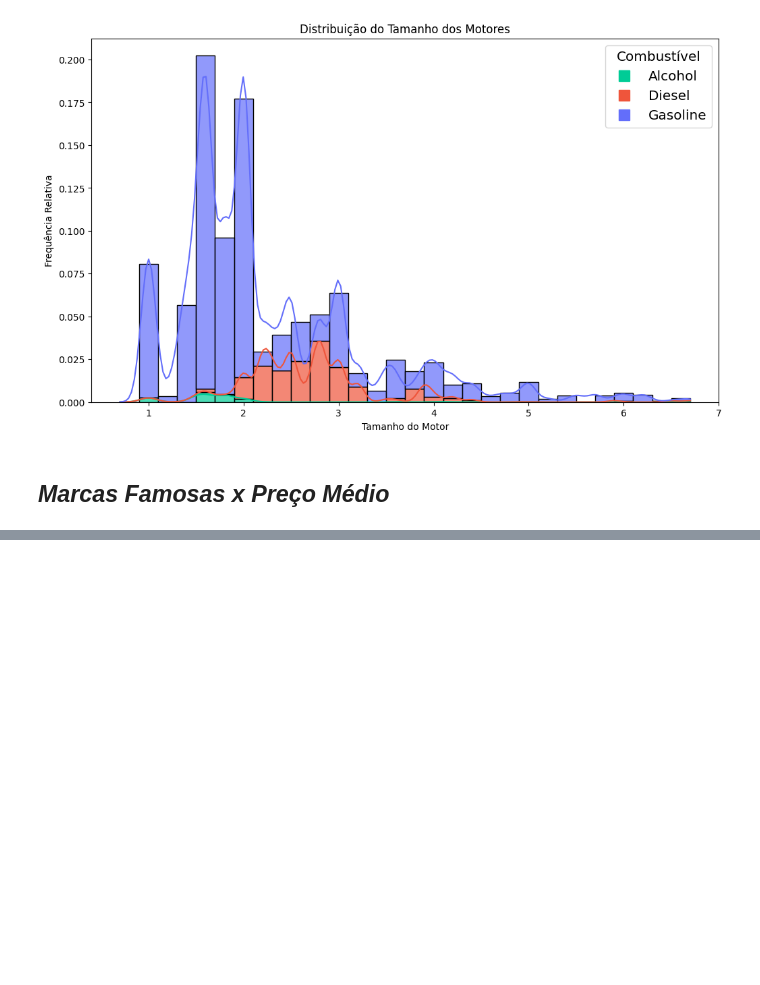
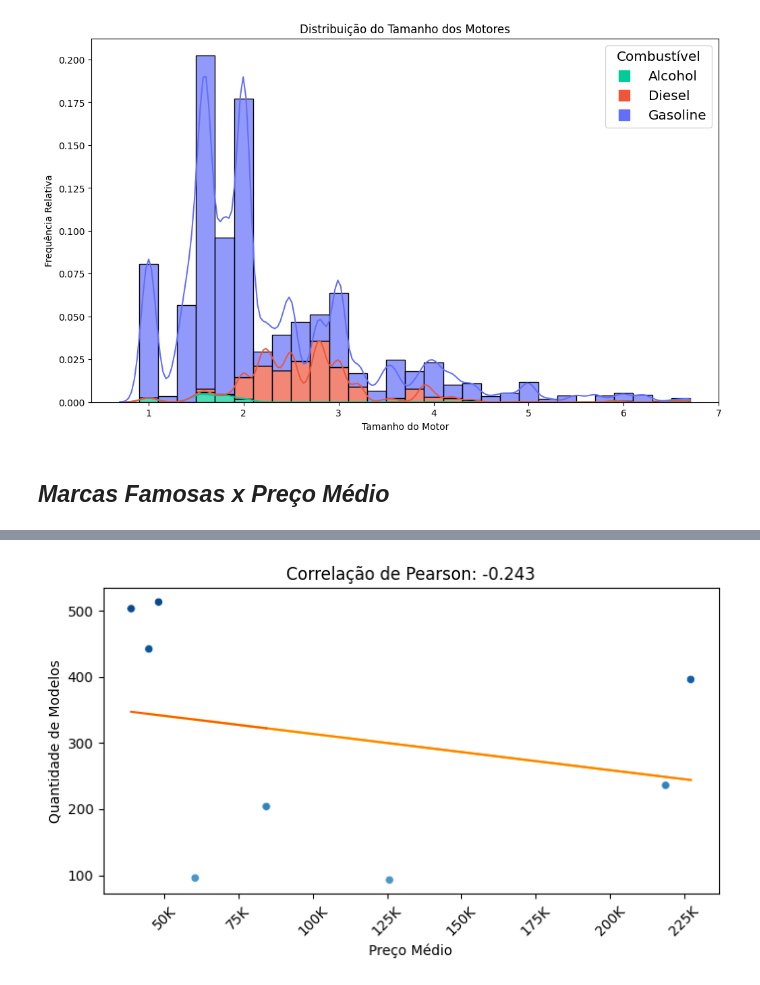
Before and after one commit to GvFreitas1/ListasdeExercicios-CursodePython2022, a Jupyter notebook: Projeto Final - Grupo 4/Análise de Dados - Preco dos Carros BR.ipynb, the cells around one changed output, grey strips where cells are left out. Drawn from its saved outputs; the diff is of its cells as text; code cells hidden in the pictures; blank space fills up the shorter version.

```diff
--- a/Projeto Final - Grupo 4/Análise de Dados - Preco dos Carros BR.ipynb
+++ b/Projeto Final - Grupo 4/Análise de Dados - Preco dos Carros BR.ipynb
@@ -310,0 +349,38 @@ fig.show()
+# %%
+df_sem_luxo = df_marcas[~df_marcas["Marca"].isin(["Ferrari", "Mclaren"])]
+
+cores_dispersao = plt.colormaps["Blues"](np.linspace(0.6, 0.9, 8))
+cmap_dispersao = mcolors.ListedColormap(cores_dispersao)
+
+coeficientes = np.polyfit(df_sem_luxo["Preço Médio"], df_sem_luxo["Modelos"], 1)
+regressao = np.polyval(coeficientes, df_sem_luxo["Preço Médio"])
+indices_particoes = np.linspace(0, 7, 9, dtype=int)
+
+plt.figure(figsize=(8, 4))
+fig1 = sns.scatterplot(x=df_sem_luxo["Preço Médio"], y=df_sem_luxo["Modelos"],
+                c=df_sem_luxo["Modelos"], cmap=cmap_dispersao)
+
+for i in range(8):
+    segmento_x = df_sem_luxo["Preço Médio"][indices_particoes[i]:indices_particoes[i+1]+1]
+    segmento_y = regressao[indices_particoes[i]:indices_particoes[i+1]+1]
+    cor = plt.colormaps["autumn"]((-i+9)/6)
+    plt.plot(segmento_x, segmento_y, color=cor)
+
+corr2, p2 = pearsonr(df_sem_luxo['Preço Médio'], df_sem_luxo['Modelos'])  # -0.234 -> Fraca
+
+def format_millions2(x, pos):
+    if x == 0:
+        return f"0"
+    return f"{x/1e3:.0f}K"
+
+# Formatação dos eixos x e y
+ax = plt.gca()
+ax.xaxis.set_major_formatter(mticker.FuncFormatter(format_millions2))
+
+plt.title(f"Correlação de Pearson: {round(corr2, 3)}")
+plt.ylabel("Quantidade de Modelos")
+plt.xlabel("Preço Médio")
+plt.xticks(rotation=45)
+plt.show()
+# %% [output]
+[figure, added]
```
Also changed, not shown: parts of 2 cells of this notebook.
